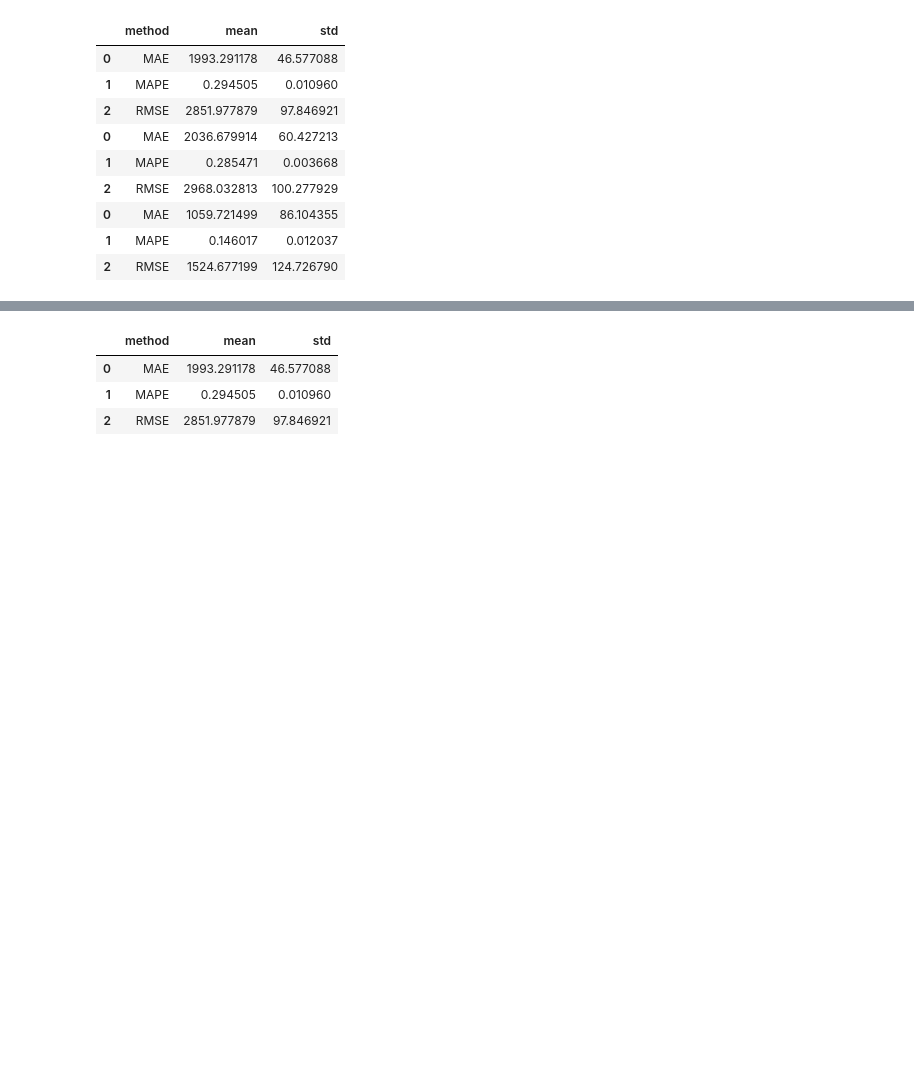
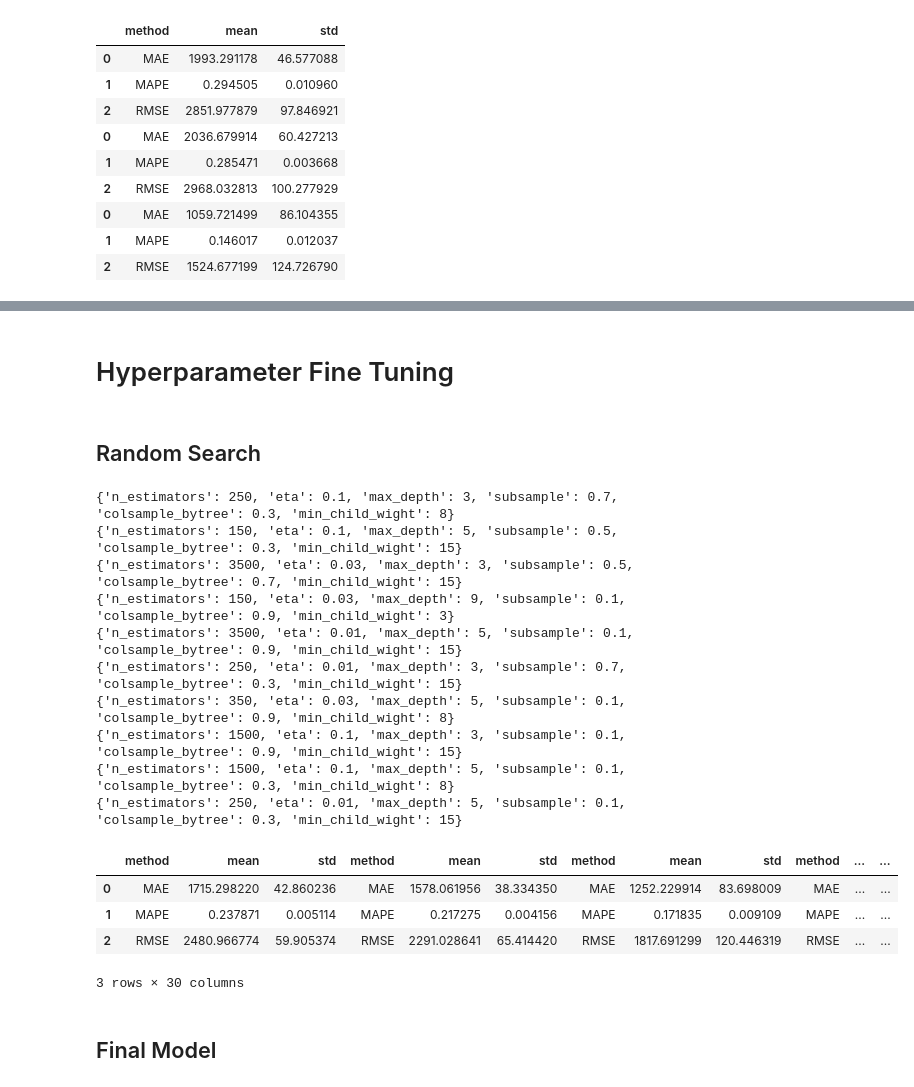
Before and after one commit to biazotogabriel/ds_em_producao, a Jupyter notebook: notebook.ipynb, the cells around one changed output, grey strips where cells are left out. Saved outputs shown, nothing was run; the diff lists cells and outputs as text; code cells hidden in the pictures; blank space fills up the shorter version.

Commit message:
end metrics analysis

```diff
--- a/notebook.ipynb
+++ b/notebook.ipynb
@@ -1202,9 +1189,50 @@ pd.concat([lr_summary, lrr_summary, xgb_summary])
-# %%
-model = LinearRegression()
-metrics, summary = cross_validation(model, x_training, 5)
-summary
-# %% [output]
-|  | method | mean | std |
-| 0 | MAE | 1993.291178 | 46.577088 |
-| 1 | MAPE | 0.294505 | 0.010960 |
-| 2 | RMSE | 2851.977879 | 97.846921 |
+# %% [markdown]
+# Hyperparameter Fine Tuning
+# %% [markdown]
+## Random Search
+# %%
+param = {
+    'n_estimators': [150, 250, 350, 1500, 2500, 3500],
+    'eta': [0.01, 0.03, 0.1, 0.3],
+    'max_depth': [3, 5, 9],
+    'subsample': [0.1, 0.5, 0.7],
+    'colsample_bytree': [0.3, 0.7, 0.9],
+    'min_child_wight': [3, 8, 15]
+}
+
+MAX_EVAL = 10
+# %%
+final_result = pd.DataFrame()
+
+for i in range(MAX_EVAL):
+    hp = {k: random.sample(v, 1)[0] for k, v in param.items()}
+    print(hp)
+    xgb = XGBRegressor(objective='reg:squarederror',
+                       n_estimators=hp['n_estimators'],
+                       eta=hp['eta'],
+                       max_depth=hp['max_depth'],
+                       subsample=hp['subsample'],
+                       colsample_bytree=hp['colsample_bytree'],
+                       min_child_weight=hp['min_child_wight'])
+
+    result_d, result_s = cross_validation(xgb, x_training, 5)
+    final_result = pd.concat([final_result, result_s], axis=1)
+final_result
+# %% [output]
+{'n_estimators': 250, 'eta': 0.1, 'max_depth': 3, 'subsample': 0.7, 'colsample_bytree': 0.3, 'min_child_wight': 8}
+{'n_estimators': 150, 'eta': 0.1, 'max_depth': 5, 'subsample': 0.5, 'colsample_bytree': 0.3, 'min_child_wight': 15}
+{'n_estimators': 3500, 'eta': 0.03, 'max_depth': 3, 'subsample': 0.5, 'colsample_bytree': 0.7, 'min_child_wight': 15}
+{'n_estimators': 150, 'eta': 0.03, 'max_depth': 9, 'subsample': 0.1, 'colsample_bytree': 0.9, 'min_child_wight': 3}
+{'n_estimators': 3500, 'eta': 0.01, 'max_depth': 5, 'subsample': 0.1, 'colsample_bytree': 0.9, 'min_child_wight': 15}
+{'n_estimators': 250, 'eta': 0.01, 'max_depth': 3, 'subsample': 0.7, 'colsample_bytree': 0.3, 'min_child_wight': 15}
+{'n_estimators': 350, 'eta': 0.03, 'max_depth': 5, 'subsample': 0.1, 'colsample_bytree': 0.9, 'min_child_wight': 8}
+{'n_estimators': 1500, 'eta': 0.1, 'max_depth': 3, 'subsample': 0.1, 'colsample_bytree': 0.9, 'min_child_wight': 15}
+{'n_estimators': 1500, 'eta': 0.1, 'max_depth': 5, 'subsample': 0.1, 'colsample_bytree': 0.3, 'min_child_wight': 8}
+{'n_estimators': 250, 'eta': 0.01, 'max_depth': 5, 'subsample': 0.1, 'colsample_bytree': 0.3, 'min_child_wight': 15}
+|  | method | mean | std | method | mean | std | method | mean | std | method | ... | ... |
+| 0 | MAE | 1715.298220 | 42.860236 | MAE | 1578.061956 | 38.334350 | MAE | 1252.229914 | 83.698009 | MAE | ... | ... |
+| 1 | MAPE | 0.237871 | 0.005114 | MAPE | 0.217275 | 0.004156 | MAPE | 0.171835 | 0.009109 | MAPE | ... | ... |
+| 2 | RMSE | 2480.966774 | 59.905374 | RMSE | 2291.028641 | 65.414420 | RMSE | 1817.691299 | 120.446319 | RMSE | ... | ... |
+3 rows × 30 columns
+# %% [markdown]
+## Final Model
```
Also changed, not shown: parts of 26 cells of this notebook.
